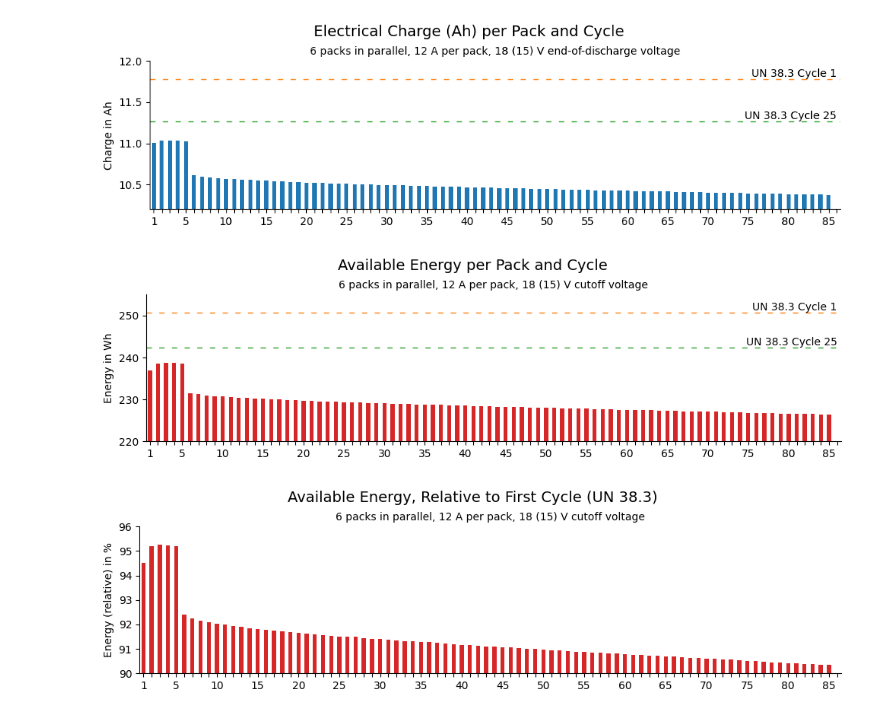
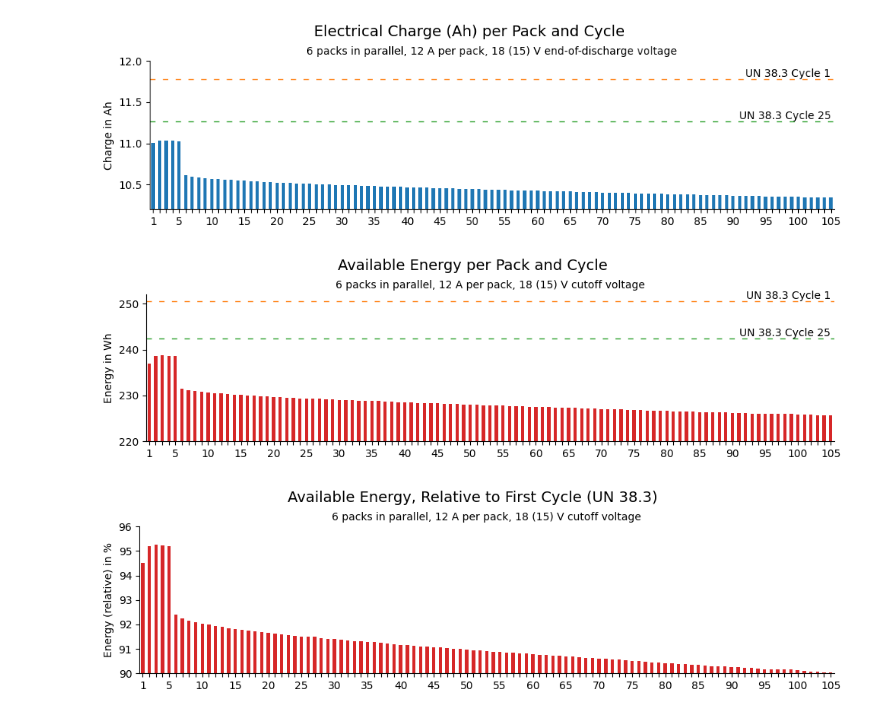
Before and after one commit to starcopter/pack-cycle-analysis, a Jupyter notebook: projects/C3/Analysis.ipynb, the cells around one changed output. Drawn from its saved outputs; the diff is of its cells as text; code cells hidden in the pictures.

Commit message:
🧐 add data and results after 105 cycles

```diff
--- a/projects/C3/Analysis.ipynb
+++ b/projects/C3/Analysis.ipynb
@@ -42,7 +42,12 @@ def refine_condition(
     data.index = pd.Index([fn(df.loc[ts - dt : ts + dt]).idxmax() for ts in data.index], name=data.index.name)
     return data
 # %%
-_current = sm15k.loc["2024-10-25 17:30+00:00":, "current"].resample("10s").mean().interpolate(method="linear")
+_current = (
+    sm15k.loc["2024-10-25 17:30+00:00":"2024-11-06 11:00:00+00:00", "current"]
+    .resample("10s")
+    .mean()
+    .interpolate(method="linear")
+)
 
 discharge_start = (
     find_rising_edges(_current < -24).pipe(refine_condition, fn=lambda df: df.current < -1).rename("discharge_start")
@@ -232,10 +237,7 @@ display(cycles)
 # %%
 ax = cycles["dsg_charge_Ah"].mul(-1).div(6).plot.bar(figsize=(10, 3), ylim=(10.2, 12), ylabel="Charge in Ah")
 plt.suptitle("Electrical Charge (Ah) per Pack and Cycle", y=0.93, fontsize=14)
-ax.set_title(
-    "6 packs in parallel, 12 A per pack, 18 (15) V end-of-discharge voltage",
-    fontsize=10,
-)
+ax.set_title("6 packs in parallel, 12 A per pack, 18 (15) V end-of-discharge voltage", fontsize=10)
 
 q01 = -un38_3.loc[1, "dsg_charge_Ah"] / 4
 q25 = -un38_3.loc[25, "dsg_charge_Ah"] / 4
@@ -257,36 +259,33 @@ for idx, label in enumerate(ax.get_xticklabels(), start=1):
 plt.tight_layout()
 plt.savefig("img/charge-per-cycle.png")
 # %% [output]
-[figure, old version]
+[figure, new version]
 # %%
-ax = cycles["dsg_energy_Wh"].div(-6).plot.bar(figsize=(10, 3), ylim=(220, 255), ylabel="Energy in Wh", color="C3")
+ax = cycles["dsg_energy_Wh"].div(-6).plot.bar(figsize=(10, 3), ylim=(220, 252), ylabel="Energy in Wh", color="C3")
 plt.suptitle("Available Energy per Pack and Cycle", y=0.93, fontsize=14)
-ax.set_title(
-    "6 packs in parallel, 12 A per pack, 18 (15) V cutoff voltage",
-    fontsize=10,
-)
+ax.set_title("6 packs in parallel, 12 A per pack, 18 (15) V cutoff voltage", fontsize=10)
 
 e01 = -un38_3.loc[1, "dsg_energy_Wh"] / 4
 e25 = -un38_3.loc[25, "dsg_energy_Wh"] / 4
 ax.axhline(e01, c="C1", ls=(0, (5, 7)), lw=1)
 ax.axhline(e25, c="C2", ls=(0, (5, 7)), lw=1)
 ax.text(len(cycles) - 1, e01, "UN 38.3 Cycle 1", ha="right", va="bottom")
 ax.text(len(cycles) - 1, e25, "UN 38.3 Cycle 25", ha="right", va="bottom")
 
 ax.spines["top"].set_visible(False)
 ax.spines["right"].set_visible(False)
 ax.set_xlabel(None)
 ax.tick_params(axis="x", rotation=0)
 
 # Show only every 5th x-tick label
 for idx, label in enumerate(ax.get_xticklabels(), start=1):
     if idx != 1 and idx % 5 != 0:
         label.set_visible(False)
 
 plt.tight_layout()
 plt.savefig("img/energy-per-cycle.png")
 # %% [output]
-[figure, old version]
+[figure, new version]
 # %%
 ax = (
     cycles["dsg_energy_Wh"]
@@ -296,10 +295,7 @@ ax = (
     .plot.bar(figsize=(10, 3), ylim=(90, 96), ylabel="Energy (relative) in %", color="C3")
 )
 plt.suptitle("Available Energy, Relative to First Cycle (UN 38.3)", y=0.93, fontsize=14)
-ax.set_title(
-    "6 packs in parallel, 12 A per pack, 18 (15) V cutoff voltage",
-    fontsize=10,
-)
+ax.set_title("6 packs in parallel, 12 A per pack, 18 (15) V cutoff voltage", fontsize=10)
 
 ax.spines["top"].set_visible(False)
 ax.spines["right"].set_visible(False)
@@ -314,4 +310,4 @@ for idx, label in enumerate(ax.get_xticklabels(), start=1):
 plt.tight_layout()
 plt.savefig("img/relative-energy-per-cycle.png")
 # %% [output]
-[figure, old version]
+[figure, new version]
```
Also changed, not shown: parts of 4 cells of this notebook, 13 other files.
